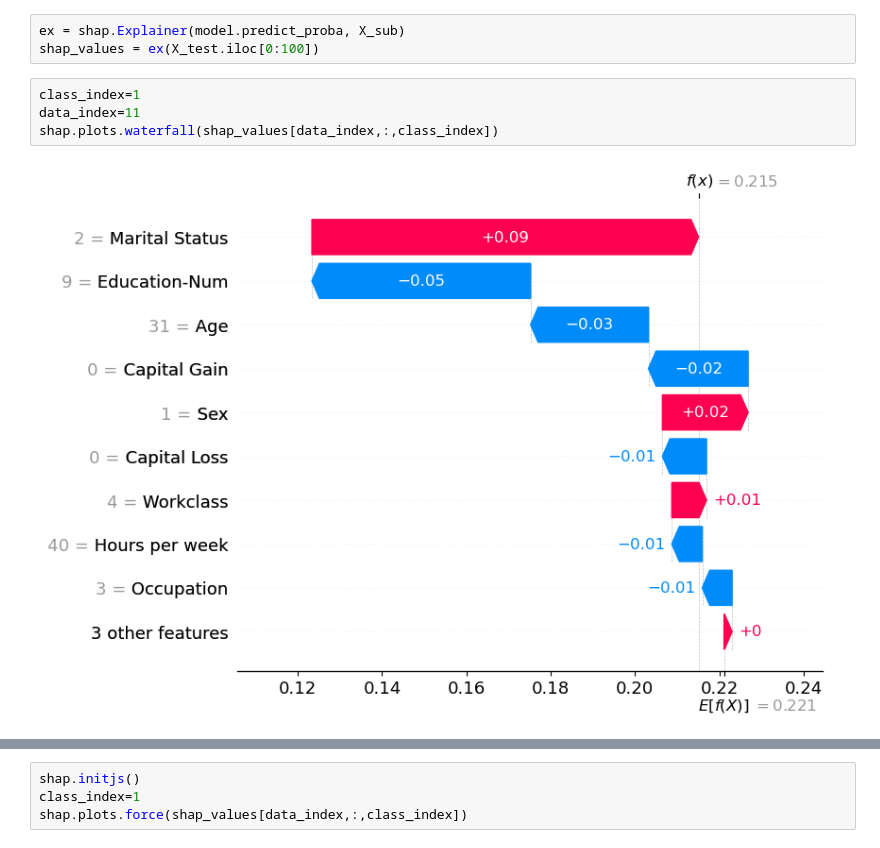
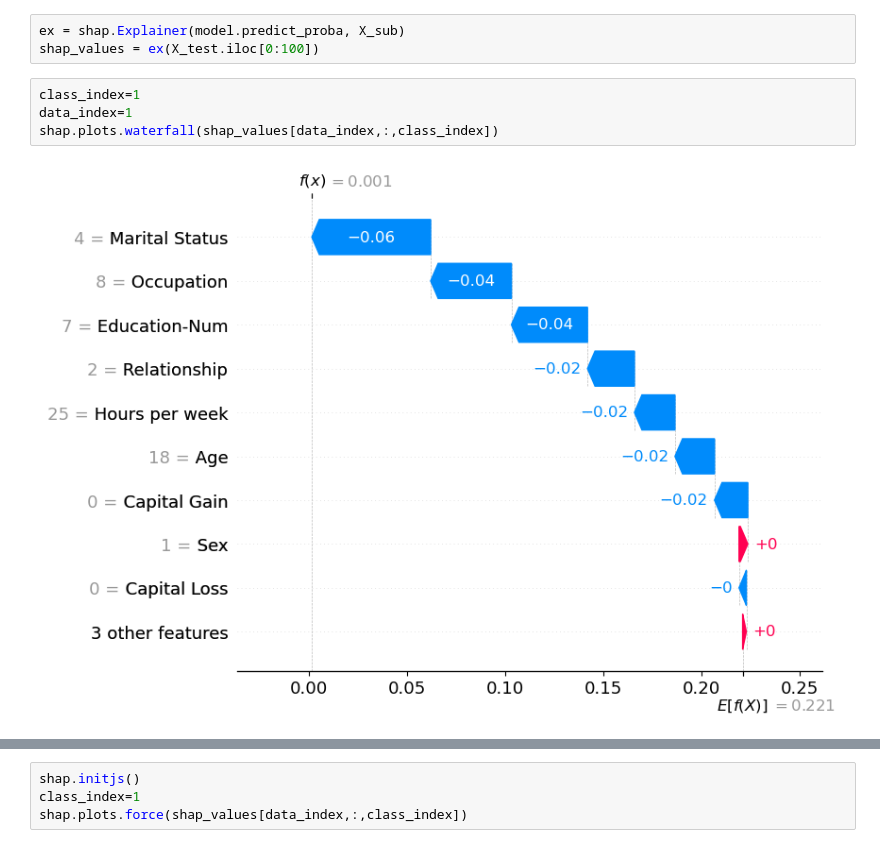
Before and after one commit to cmurray4492/PythonWork, a Jupyter notebook: Machine_Learning/SHAP/SHAP_Classification_Example_1.ipynb, the cells around one changed output, grey strips where cells are left out. Saved outputs shown, nothing was run; the diff lists cells and outputs as text.

```diff
--- a/Machine_Learning/SHAP/SHAP_Classification_Example_1.ipynb
+++ b/Machine_Learning/SHAP/SHAP_Classification_Example_1.ipynb
@@ -50,10 +50,10 @@ ex = shap.Explainer(model.predict_proba, X_sub)
 shap_values = ex(X_test.iloc[0:100])
 # %%
 class_index=1
-data_index=11
+data_index=1
 shap.plots.waterfall(shap_values[data_index,:,class_index])
 # %% [output]
-[figure, old version]
+[figure, new version]
 # %%
 class_index=0
 data_index=31
```
Also changed, not shown: parts of 11 cells of this notebook, 3 other files.
